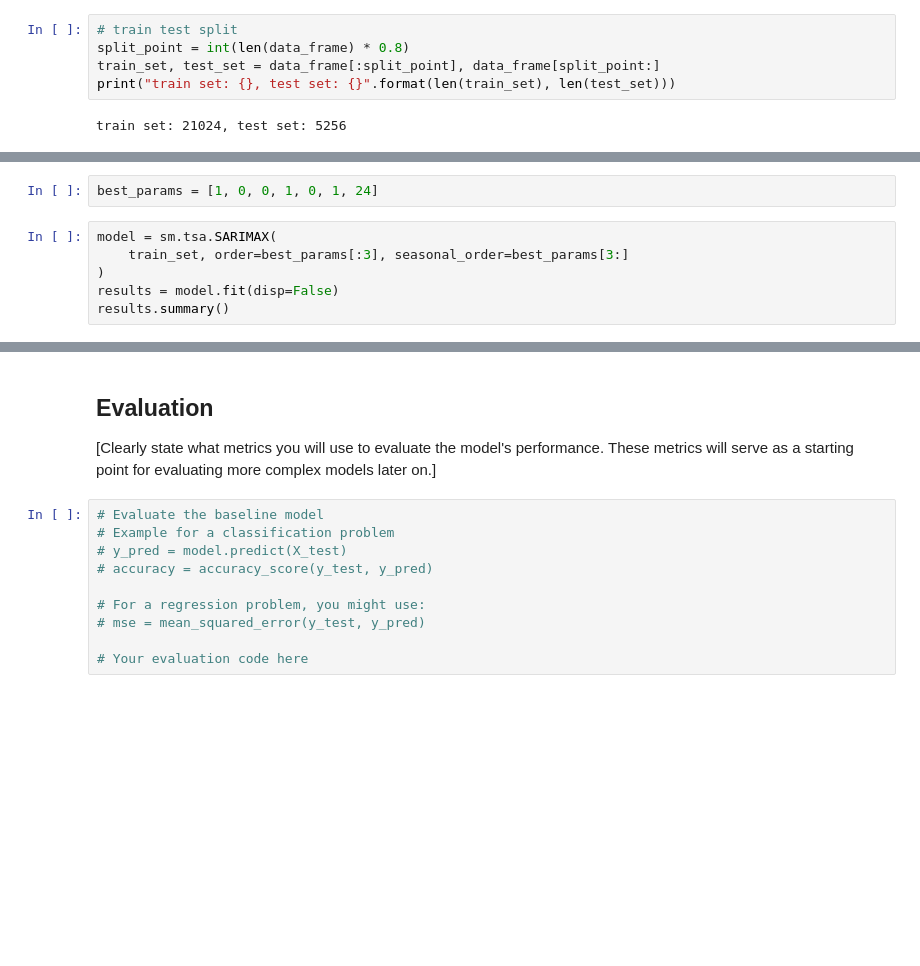
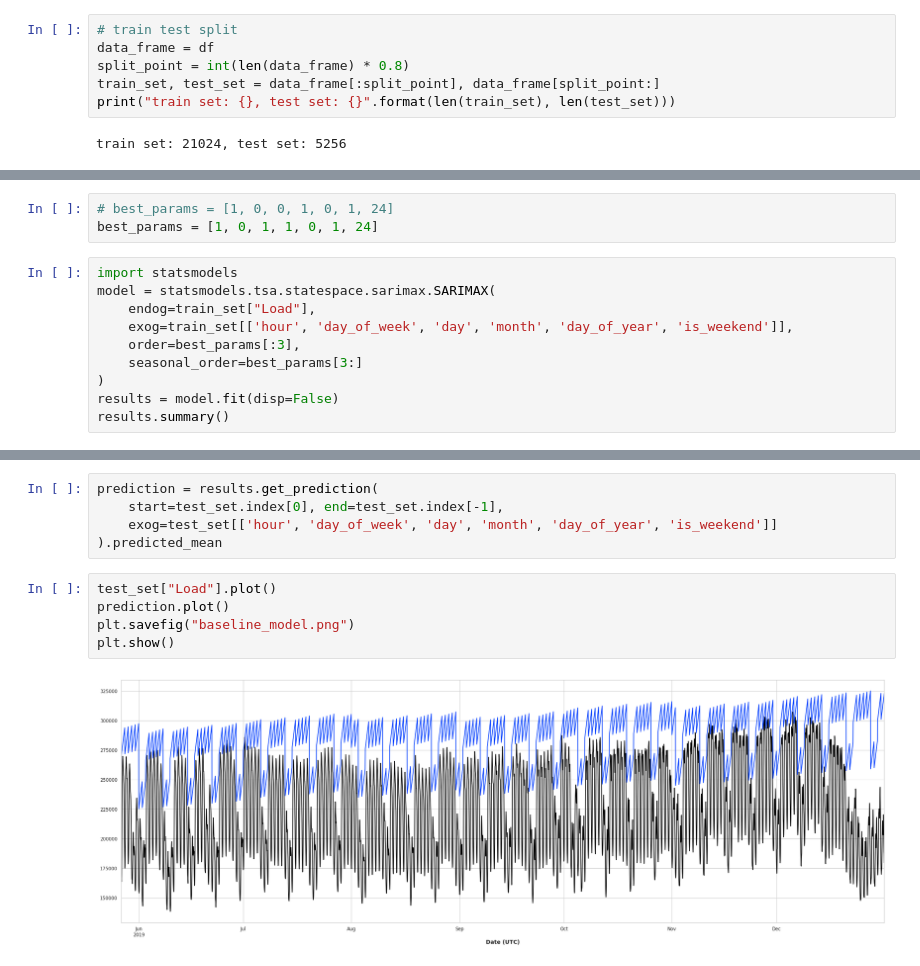
Before and after one commit to EjoelM/Opencampus_SH_TimeSeries_Energy, a Jupyter notebook: 2_BaselineModel/baseline_model.ipynb, the cells around one changed output, grey strips where cells are left out. Drawn from its saved outputs; the diff is of its cells as text; blank space fills up the shorter version.

Commit message:
add sarima with grid search

```diff
--- a/2_BaselineModel/baseline_model.ipynb
+++ b/2_BaselineModel/baseline_model.ipynb
@@ -103,5 +97,6 @@ plt.show()
 # %%
 # train test split
+data_frame = df
 split_point = int(len(data_frame) * 0.8)
 train_set, test_set = data_frame[:split_point], data_frame[split_point:]
 print("train set: {}, test set: {}".format(len(train_set), len(test_set)))
@@ -135,8 +148,13 @@ print("Best AIC: {:.2f} | Best params: {}".format(best_aic, best_params))
 # %%
-best_params = [1, 0, 0, 1, 0, 1, 24]
+# best_params = [1, 0, 0, 1, 0, 1, 24]
+best_params = [1, 0, 1, 1, 0, 1, 24]
 # %%
-model = sm.tsa.SARIMAX(
-    train_set, order=best_params[:3], seasonal_order=best_params[3:]
+import statsmodels
+model = statsmodels.tsa.statespace.sarimax.SARIMAX(
+    endog=train_set["Load"],
+    exog=train_set[['hour', 'day_of_week', 'day', 'month', 'day_of_year', 'is_weekend']],
+    order=best_params[:3],
+    seasonal_order=best_params[3:]
 )
 results = model.fit(disp=False)
 results.summary()
@@ -143,14 +189,12 @@ results.summary()
-# %% [markdown]
-## Evaluation
-
-[Clearly state what metrics you will use to evaluate the model's performance. These metrics will serve as a starting point for evaluating more complex models later on.]
-# %%
-# Evaluate the baseline model
-# Example for a classification problem
-# y_pred = model.predict(X_test)
-# accuracy = accuracy_score(y_test, y_pred)
-
-# For a regression problem, you might use:
-# mse = mean_squared_error(y_test, y_pred)
-
-# Your evaluation code here
+# %%
+prediction = results.get_prediction(
+    start=test_set.index[0], end=test_set.index[-1],
+    exog=test_set[['hour', 'day_of_week', 'day', 'month', 'day_of_year', 'is_weekend']]
+).predicted_mean
+# %%
+test_set["Load"].plot()
+prediction.plot()
+plt.savefig("baseline_model.png")
+plt.show()
+# %% [output]
+[figure, added]
```
Also changed, not shown: parts of 14 cells of this notebook, 1 other file.
